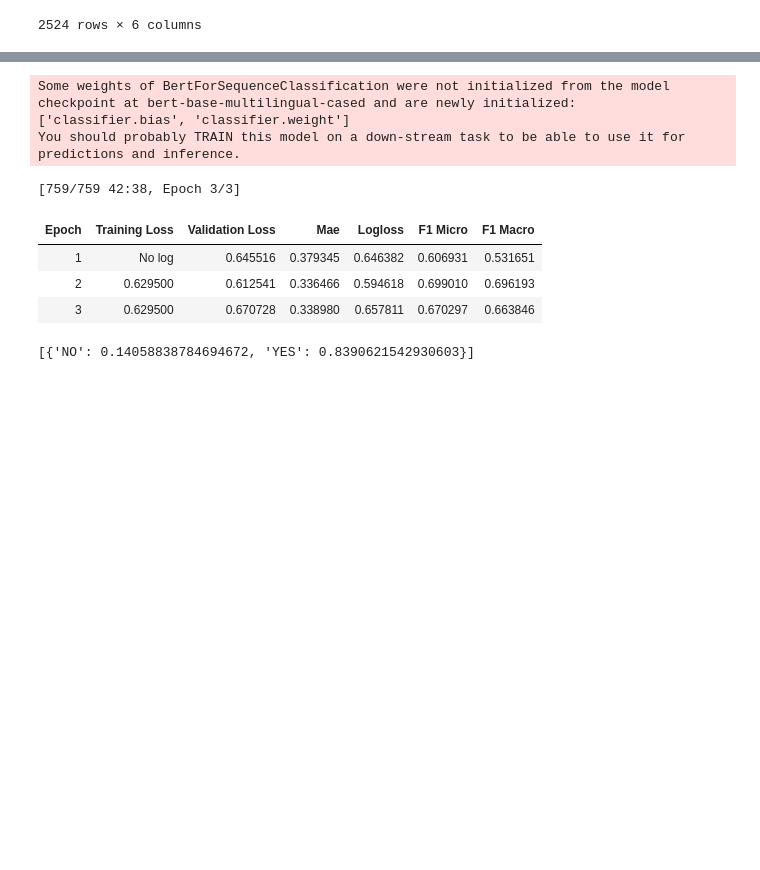
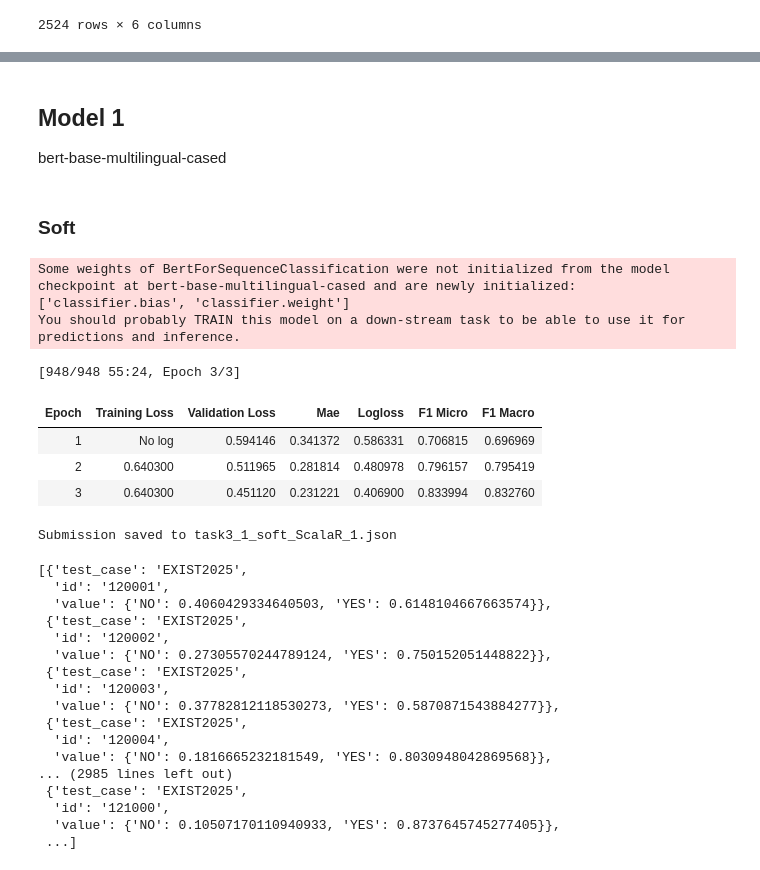
Before and after one commit to dierop/ALCLabs, a Jupyter notebook: Exist2025/test.ipynb, the cells around one changed output, grey strips where cells are left out. Saved outputs shown, nothing was run; the diff lists cells and outputs as text; code cells hidden in the pictures; blank space fills up the shorter version.

```diff
--- a/Exist2025/test.ipynb
+++ b/Exist2025/test.ipynb
@@ -24,16 +39,36 @@ data
+# %% [markdown]
+## Model 1
+bert-base-multilingual-cased
+# %% [markdown]
+### Soft
 # %%
 bert1 = BertTrainerWrapper(soft=True)
 bert1.train(epochs=3)
+bert1.build_submission(task_name="task3_1")
 # %% [output]
 Some weights of BertForSequenceClassification were not initialized from the model checkpoint at bert-base-multilingual-cased and are newly initialized: ['classifier.bias', 'classifier.weight']
 You should probably TRAIN this model on a down-stream task to be able to use it for predictions and inference.
-[759/759 42:38, Epoch 3/3]
+[948/948 55:24, Epoch 3/3]
 | Epoch | Training Loss | Validation Loss | Mae | Logloss | F1 Micro | F1 Macro |
-| 1 | No log | 0.645516 | 0.379345 | 0.646382 | 0.606931 | 0.531651 |
-| 2 | 0.629500 | 0.612541 | 0.336466 | 0.594618 | 0.699010 | 0.696193 |
-| 3 | 0.629500 | 0.670728 | 0.338980 | 0.657811 | 0.670297 | 0.663846 |
+| 1 | No log | 0.594146 | 0.341372 | 0.586331 | 0.706815 | 0.696969 |
+| 2 | 0.640300 | 0.511965 | 0.281814 | 0.480978 | 0.796157 | 0.795419 |
+| 3 | 0.640300 | 0.451120 | 0.231221 | 0.406900 | 0.833994 | 0.832760 |
+Submission saved to task3_1_soft_ScalaR_1.json
+[{'test_case': 'EXIST2025',
+  'id': '120001',
+  'value': {'NO': 0.4060429334640503, 'YES': 0.6148104667663574}},
+ {'test_case': 'EXIST2025',
+  'id': '120002',
+  'value': {'NO': 0.27305570244789124, 'YES': 0.750152051448822}},
+ {'test_case': 'EXIST2025',
+  'id': '120003',
+  'value': {'NO': 0.37782812118530273, 'YES': 0.5870871543884277}},
+ {'test_case': 'EXIST2025',
+  'id': '120004',
+  'value': {'NO': 0.1816665232181549, 'YES': 0.8030948042869568}},
+... (2985 lines left out)
+ {'test_case': 'EXIST2025',
+  'id': '121000',
+  'value': {'NO': 0.10507170110940933, 'YES': 0.8737645745277405}},
+ ...]
-# %%
-bert1.predict(" confirman las chicas cogiendo confianza después de un año de conocerse, junto a unos randoms que acabo de encontrar por la calle. como camarón, me rompen las entrañas, me trepa como una araña, bebe el azúcar que empaña cristales de habitación, pide un par por la mañana de \"pronto y no tengo\".piu-toi-no-ten")
-# %% [output]
-[{'NO': 0.14058838784694672, 'YES': 0.8390621542930603}]
 # %%
```
Also changed, not shown: parts of 15 cells of this notebook, 9 other files.
